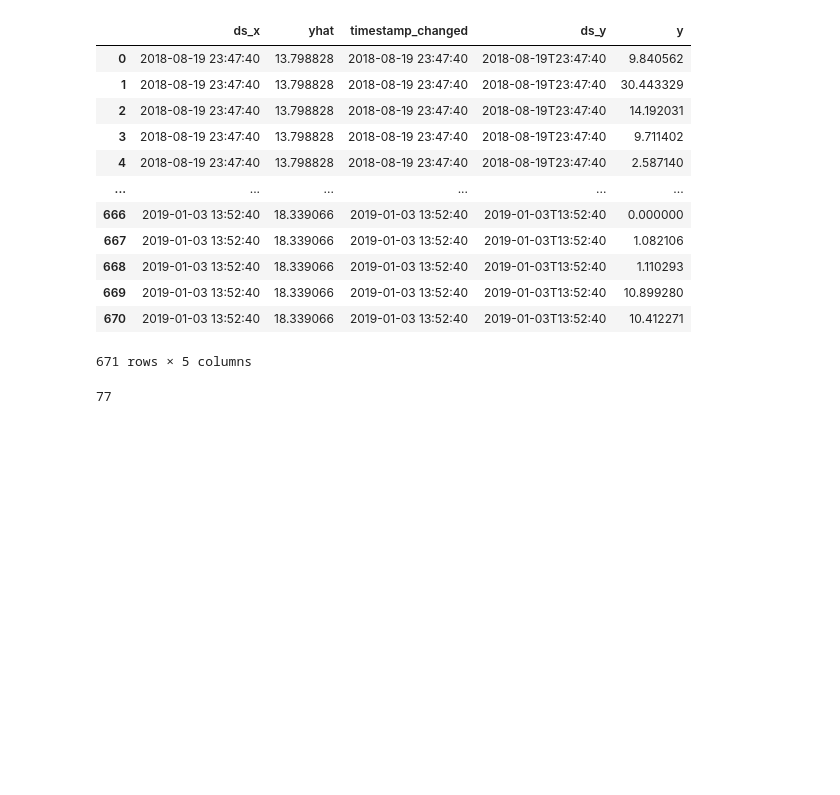
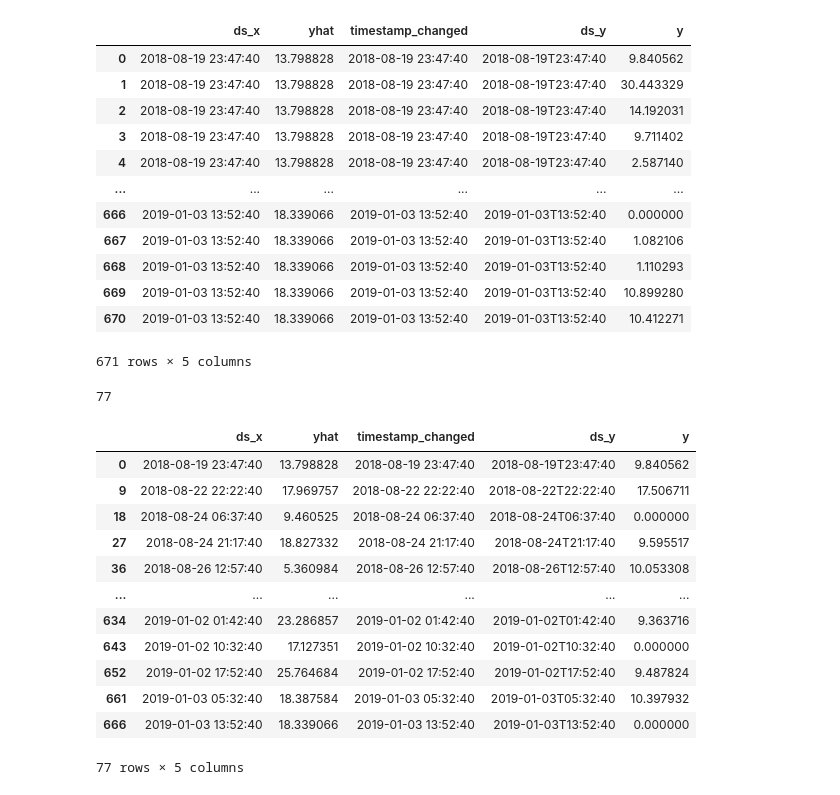
Before and after one commit to ESR76/Capstone-Brick-Modeling, a Jupyter notebook: notebooks/esperanza_development_new.ipynb, the cells around one changed output. Drawn from its saved outputs; the diff is of its cells as text; code cells hidden in the pictures; blank space fills up the shorter version.

```diff
--- a/notebooks/esperanza_development_new.ipynb
+++ b/notebooks/esperanza_development_new.ipynb
@@ -235,3 +362,19 @@ merge_test
 merge_test['yhat'].nunique() # there's only 77 unique valhyes
 # %% [output]
 77
+# %%
+no_duplicates = merge_test.drop_duplicates(subset=['ds_x', 'yhat'], keep = 'first')
+# %% [output]
+|  | ds_x | yhat | timestamp_changed | ds_y | y |
+| 0 | 2018-08-19 23:47:40 | 13.798828 | 2018-08-19 23:47:40 | 2018-08-19T23:47:40 | 9.840562 |
+| 9 | 2018-08-22 22:22:40 | 17.969757 | 2018-08-22 22:22:40 | 2018-08-22T22:22:40 | 17.506711 |
+| 18 | 2018-08-24 06:37:40 | 9.460525 | 2018-08-24 06:37:40 | 2018-08-24T06:37:40 | 0.000000 |
+| 27 | 2018-08-24 21:17:40 | 18.827332 | 2018-08-24 21:17:40 | 2018-08-24T21:17:40 | 9.595517 |
+| 36 | 2018-08-26 12:57:40 | 5.360984 | 2018-08-26 12:57:40 | 2018-08-26T12:57:40 | 10.053308 |
+| ... | ... | ... | ... | ... | ... |
+| 634 | 2019-01-02 01:42:40 | 23.286857 | 2019-01-02 01:42:40 | 2019-01-02T01:42:40 | 9.363716 |
+| 643 | 2019-01-02 10:32:40 | 17.127351 | 2019-01-02 10:32:40 | 2019-01-02T10:32:40 | 0.000000 |
+| 652 | 2019-01-02 17:52:40 | 25.764684 | 2019-01-02 17:52:40 | 2019-01-02T17:52:40 | 9.487824 |
+| 661 | 2019-01-03 05:32:40 | 18.387584 | 2019-01-03 05:32:40 | 2019-01-03T05:32:40 | 10.397932 |
+| 666 | 2019-01-03 13:52:40 | 18.339066 | 2019-01-03 13:52:40 | 2019-01-03T13:52:40 | 0.000000 |
+77 rows × 5 columns
```
Also changed, not shown: parts of 29 cells of this notebook.
